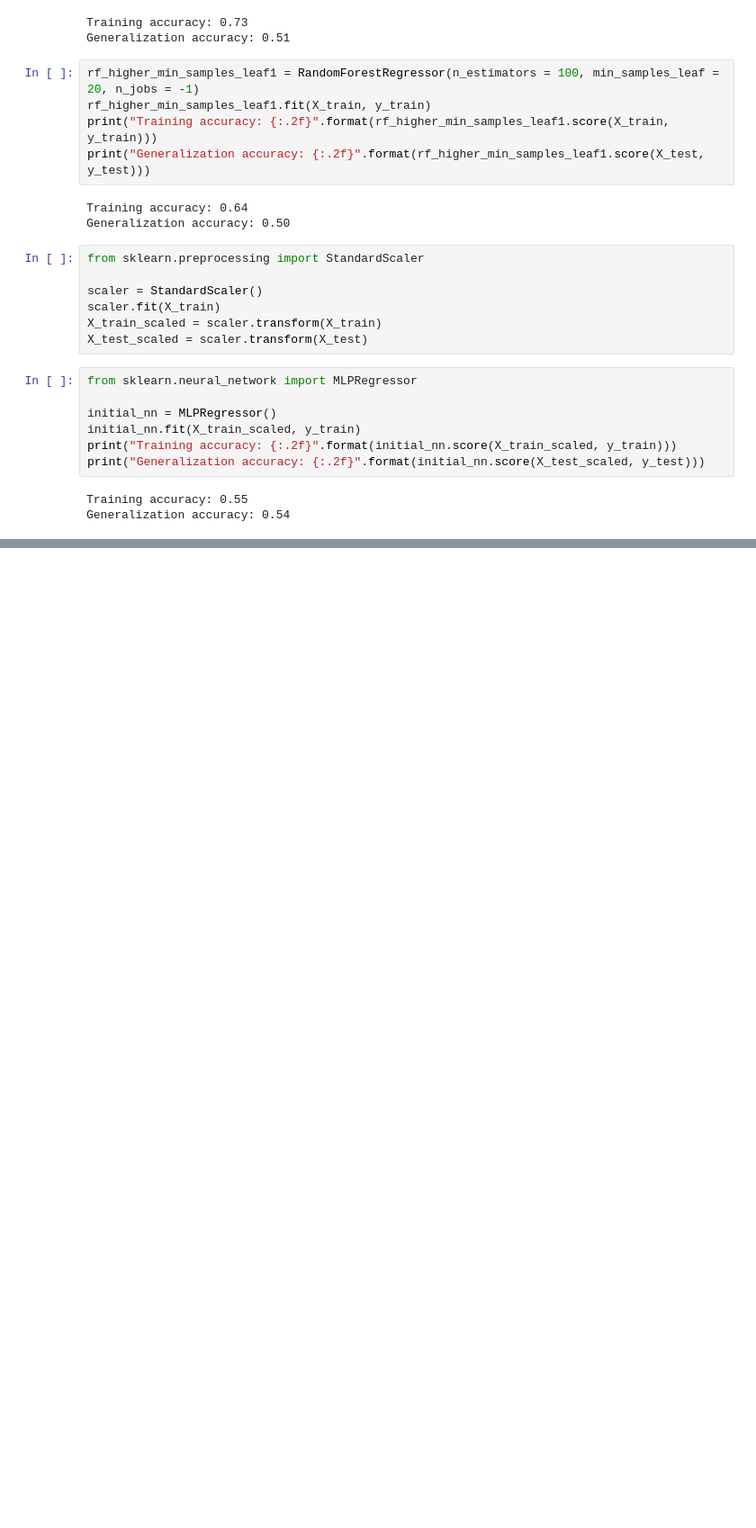
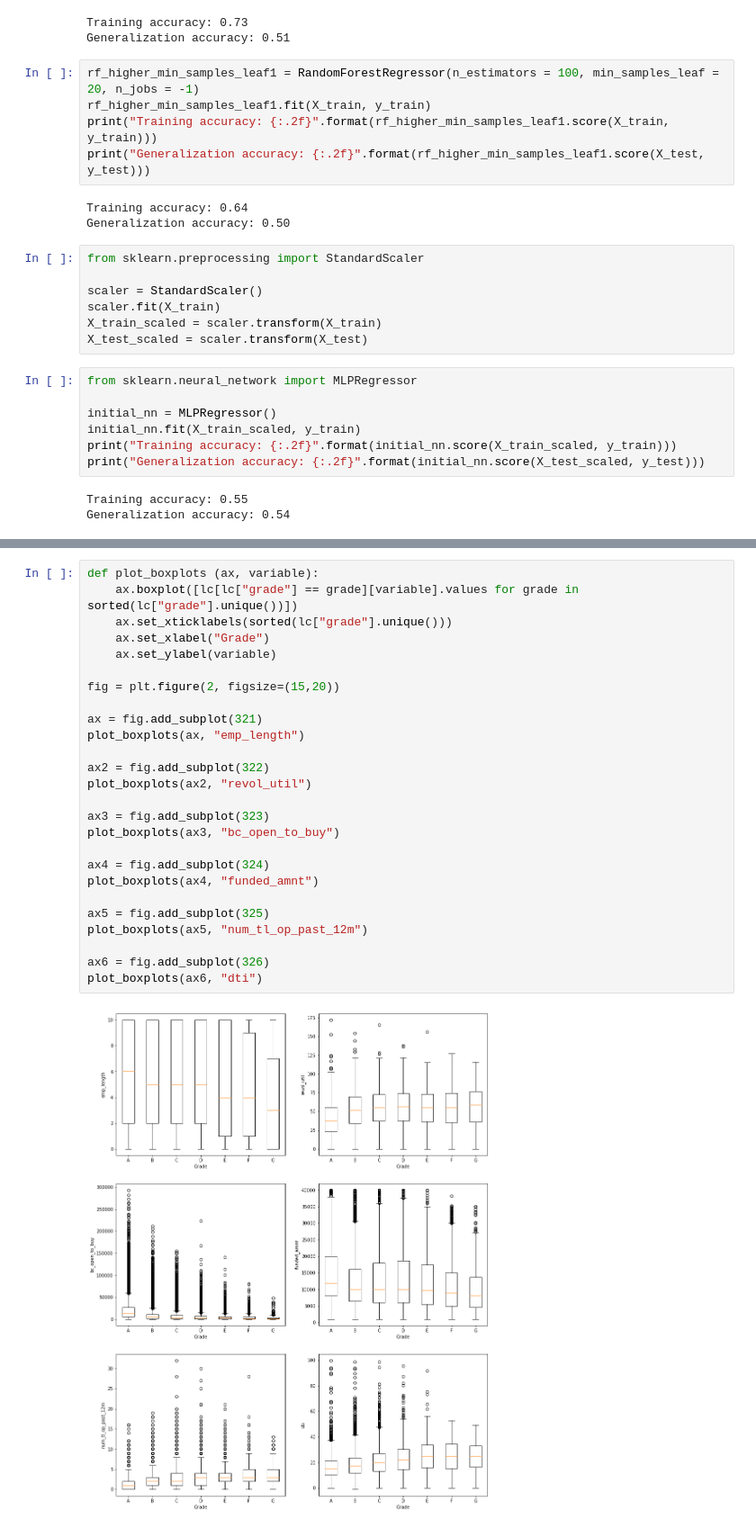
Before and after one commit to nsheth12/lending-club-analysis, a Jupyter notebook: Reverse Engineer LC Grading.ipynb, the cells around one changed output, grey strips where cells are left out. Shown: that part at 90% size. Drawn from its saved outputs; the diff is of its cells as text; blank space fills up the shorter version.

```diff
--- a/Reverse Engineer LC Grading.ipynb
+++ b/Reverse Engineer LC Grading.ipynb
@@ -164,0 +234,28 @@ Generalization accuracy: 0.54
+# %%
+def plot_boxplots (ax, variable):
+    ax.boxplot([lc[lc["grade"] == grade][variable].values for grade in sorted(lc["grade"].unique())])
+    ax.set_xticklabels(sorted(lc["grade"].unique()))
+    ax.set_xlabel("Grade")
+    ax.set_ylabel(variable)
+
+fig = plt.figure(2, figsize=(15,20))
+
+ax = fig.add_subplot(321)
+plot_boxplots(ax, "emp_length")
+
+ax2 = fig.add_subplot(322)
+plot_boxplots(ax2, "revol_util")
+
+ax3 = fig.add_subplot(323)
+plot_boxplots(ax3, "bc_open_to_buy")
+
+ax4 = fig.add_subplot(324)
+plot_boxplots(ax4, "funded_amnt")
+
+ax5 = fig.add_subplot(325)
+plot_boxplots(ax5, "num_tl_op_past_12m")
+
+ax6 = fig.add_subplot(326)
+plot_boxplots(ax6, "dti")
+# %% [output]
+[figure, added]
```
Also changed, not shown: parts of 19 cells of this notebook.
